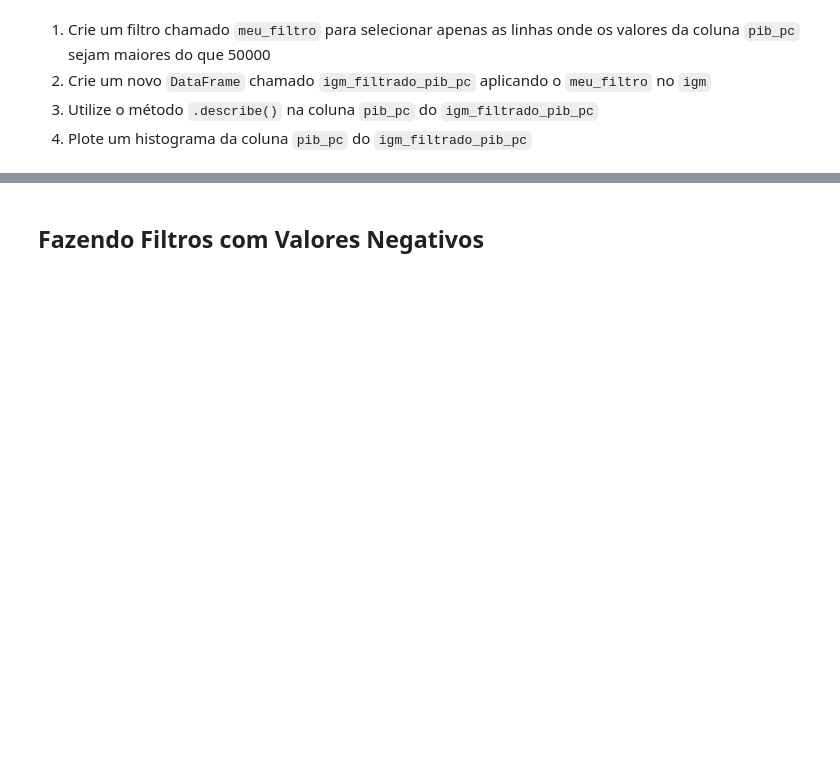
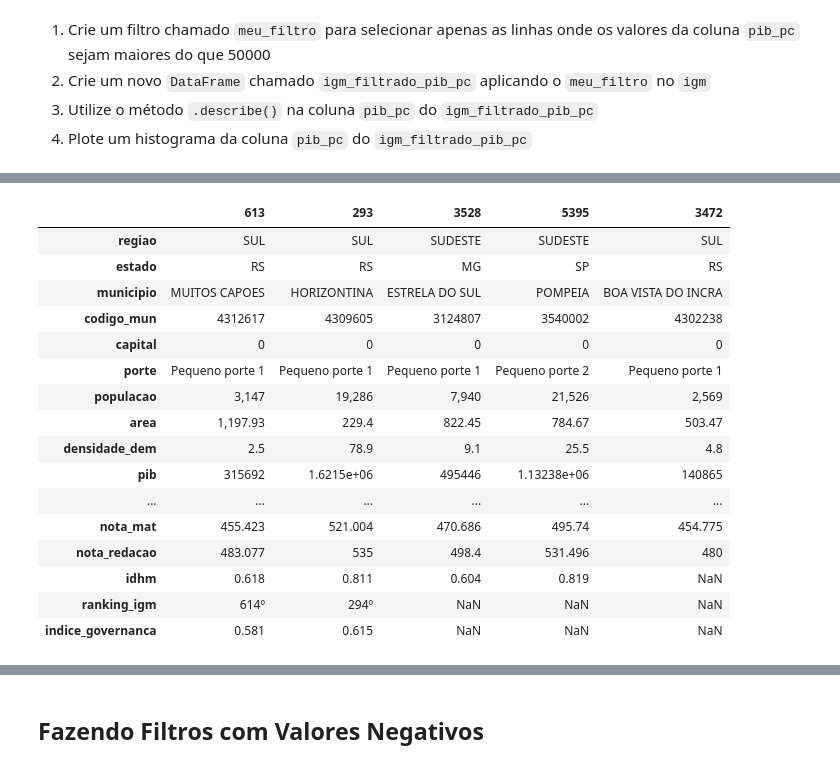
Before and after one commit to cllaudiacp/DataScience, a Jupyter notebook: Aula3Revisao.ipynb, the cells around one changed output, grey strips where cells are left out. Cells and saved outputs as stored; diff of their text form; code cells hidden in the pictures; blank space fills up the shorter version.

```diff
--- a/Aula3Revisao.ipynb
+++ b/Aula3Revisao.ipynb
@@ -769,0 +794,25 @@ nordeste['perc_pop_econ_ativa'].hist(bins=50)
+# %%
+#EXERCICIO 2
+# 2. Crie um novo DataFrame chamado igm_filtrado_pib_pc aplicando o meu_filtro no igm
+igm_filtrado_pib_pc = igm[meu_filtro]
+
+#Mostrando conteúdo DataFrame
+igm_filtrado_pib_pc.sample(5).T
+# %% [output]
+|  | 613 | 293 | 3528 | 5395 | 3472 |
+| regiao | SUL | SUL | SUDESTE | SUDESTE | SUL |
+| estado | RS | RS | MG | SP | RS |
+| municipio | MUITOS CAPOES | HORIZONTINA | ESTRELA DO SUL | POMPEIA | BOA VISTA DO INCRA |
+| codigo_mun | 4312617 | 4309605 | 3124807 | 3540002 | 4302238 |
+| capital | 0 | 0 | 0 | 0 | 0 |
+| porte | Pequeno porte 1 | Pequeno porte 1 | Pequeno porte 1 | Pequeno porte 2 | Pequeno porte 1 |
+| populacao | 3,147 | 19,286 | 7,940 | 21,526 | 2,569 |
+| area | 1,197.93 | 229.4 | 822.45 | 784.67 | 503.47 |
+| densidade_dem | 2.5 | 78.9 | 9.1 | 25.5 | 4.8 |
+| pib | 315692 | 1.6215e+06 | 495446 | 1.13238e+06 | 140865 |
+| ... | ... | ... | ... | ... | ... |
+| nota_mat | 455.423 | 521.004 | 470.686 | 495.74 | 454.775 |
+| nota_redacao | 483.077 | 535 | 498.4 | 531.496 | 480 |
+| idhm | 0.618 | 0.811 | 0.604 | 0.819 | NaN |
+| ranking_igm | 614º | 294º | NaN | NaN | NaN |
+| indice_governanca | 0.581 | 0.615 | NaN | NaN | NaN |
```
Also changed, not shown: parts of 4 cells of this notebook.
